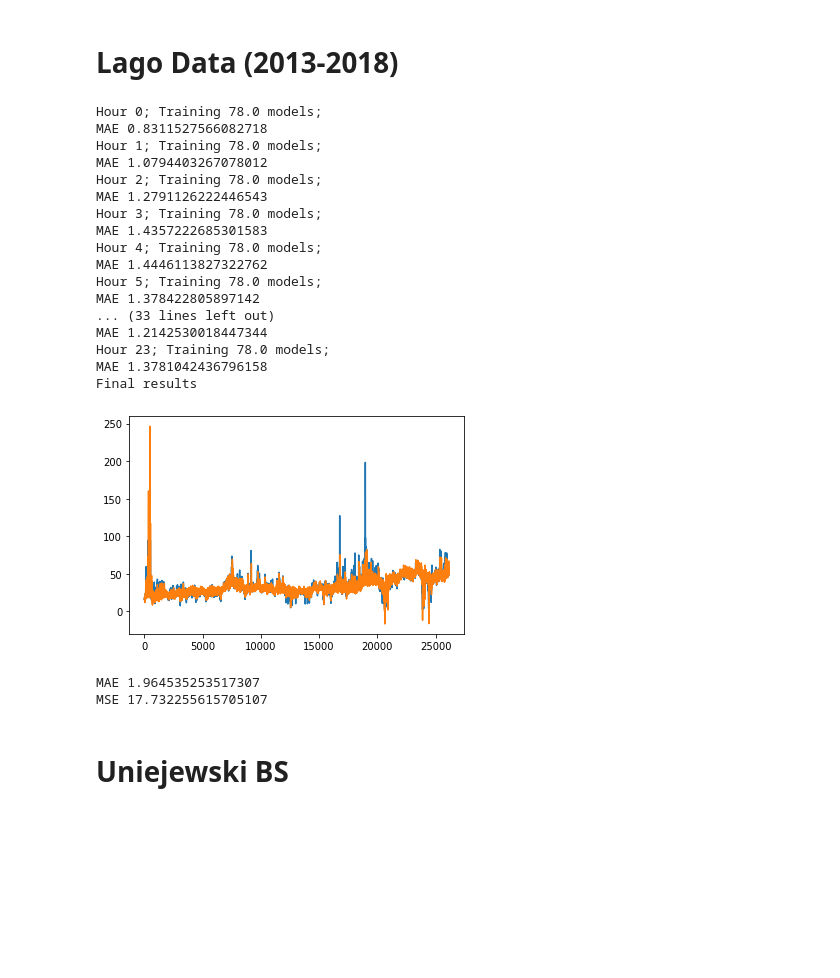
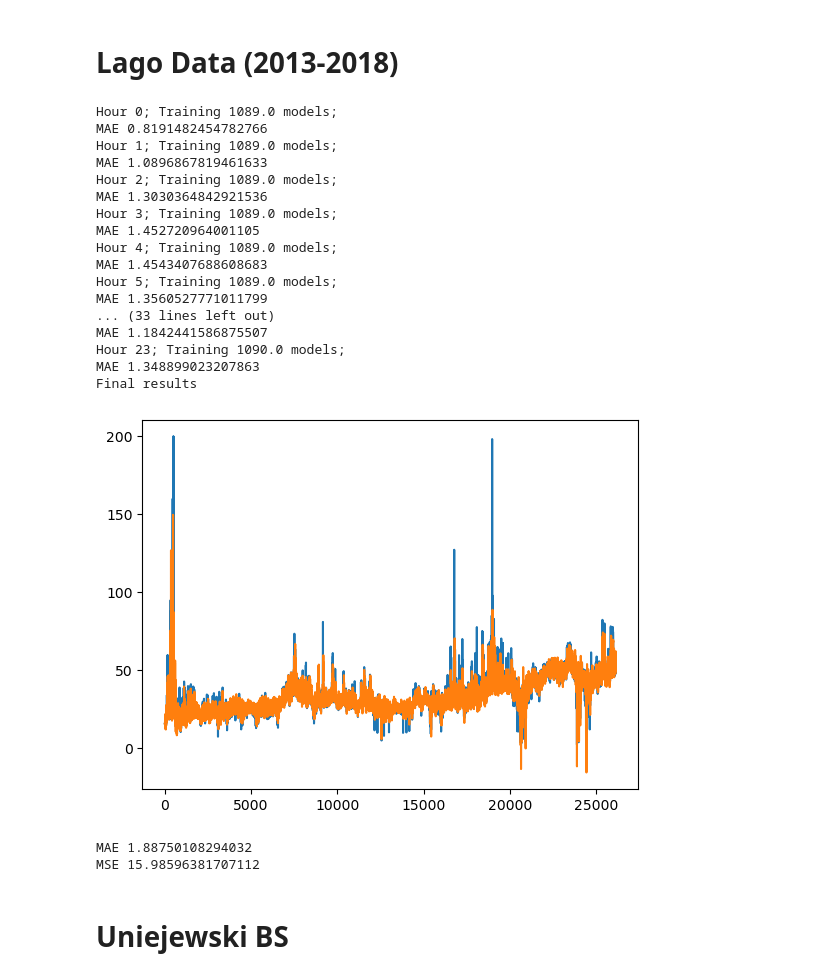
Before and after one commit to Holdols/Bachelor-Thesis, a Jupyter notebook: Verify_models.ipynb, the cells around one changed output. Drawn from its saved outputs; the diff is of its cells as text; code cells hidden in the pictures; blank space fills up the shorter version.

Commit message:
Update verification of models

```diff
--- a/Verify_models.ipynb
+++ b/Verify_models.ipynb
@@ -247,46 +202,45 @@ def backward_selection(df_train, Y, no_go, train_size, cov_type="nonrobust", pri
 # %%
 NP = pd.read_csv("data/full_NP_2018-13.csv", sep = ";")
 NP['Hour']=pd.to_datetime(NP['DateTime']).dt.hour
 
 no_go = ['Date', 'Price', 'Grid load forecast', 'Wind power forecast',
        'DateTime', 'Time', 'Lag_date_0', 'Lag_date_1', 'Lag_date_2',
        'Lag_date_3', 'Lag_date_7', "Hour"]
 
 
 cols_from_price = [p for p in NP.columns.values if "Price" in p]
 
 X = [col for col in NP.columns.values if col not in no_go]
 X = [X for _ in range(24)]
 Y = ['Price']
 
 test = [2016,1,1]
 
 df_train, df_test = get_train_test(NP, start=test, end=None, datetime_variable = 'DateTime', form='%Y-%m-%d %H:%M:%S')
 
-
 model = LARS_model(max_iter = 2500, tol = 0.0001, selection="cyclic")
-preds = rolling_window_hourly(model, df_train, df_test, X, Y, train_size=365*4, test_size=14)
+preds = rolling_window_hourly(model, df_train, df_test, X, Y, train_size=365*4, test_size=1)
 # %% [output]
-Hour 0; Training 78.0 models;
-MAE 0.8311527566082718
-Hour 1; Training 78.0 models;
-MAE 1.0794403267078012
-Hour 2; Training 78.0 models;
-MAE 1.2791126222446543
-Hour 3; Training 78.0 models;
-MAE 1.4357222685301583
-Hour 4; Training 78.0 models;
-MAE 1.4446113827322762
-Hour 5; Training 78.0 models;
-MAE 1.378422805897142
+Hour 0; Training 1089.0 models;
+MAE 0.8191482454782766
+Hour 1; Training 1089.0 models;
+MAE 1.0896867819461633
+Hour 2; Training 1089.0 models;
+MAE 1.3030364842921536
+Hour 3; Training 1089.0 models;
+MAE 1.452720964001105
+Hour 4; Training 1089.0 models;
+MAE 1.4543407688608683
+Hour 5; Training 1089.0 models;
+MAE 1.3560527771011799
 ... (33 lines left out)
-MAE 1.2142530018447344
-Hour 23; Training 78.0 models;
-MAE 1.3781042436796158
+MAE 1.1842441586875507
+Hour 23; Training 1090.0 models;
+MAE 1.348899023207863
 Final results
-[figure, old version]
+[figure, new version]
-MAE 1.964535253517307
-MSE 17.732255615705107
+MAE 1.88750108294032
+MSE 15.98596381707112
 # %% [markdown]
 # Uniejewski BS
 # %% [markdown]
```
Also changed, not shown: parts of 5 cells of this notebook.
